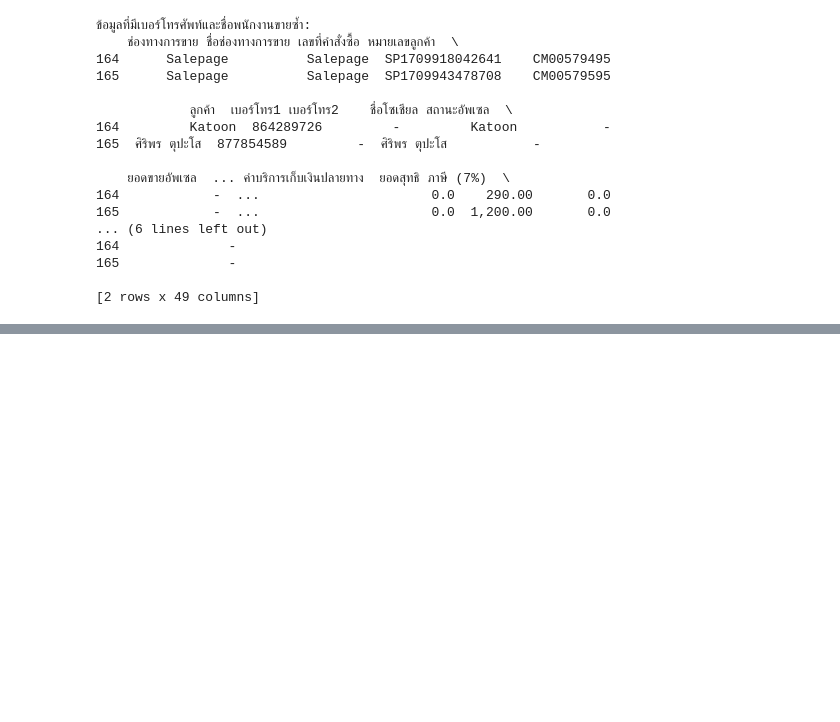
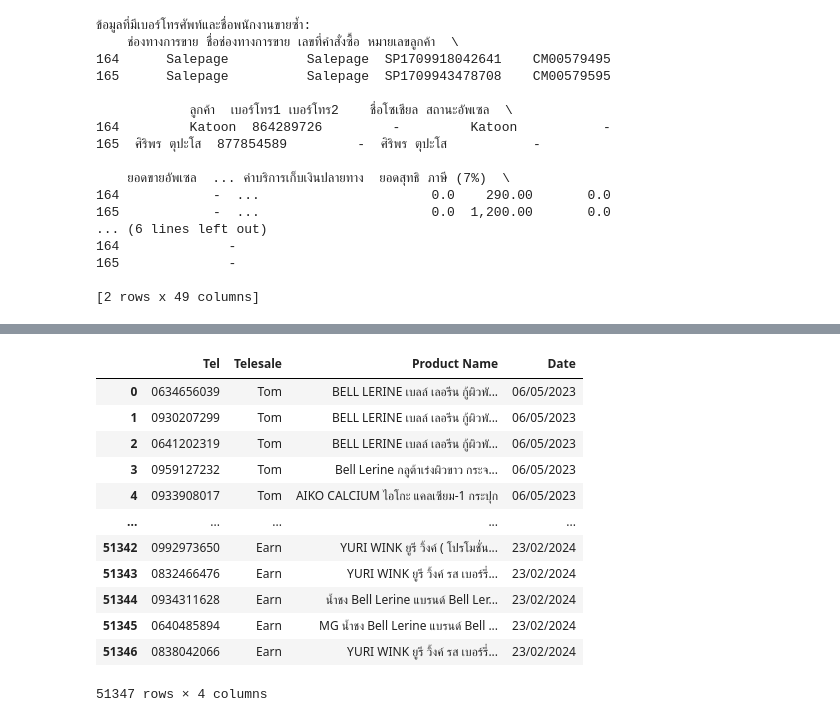
Before and after one commit to suphalaksana/GVP-data, a Jupyter notebook: Duplicate_data.ipynb, the cells around one changed output, grey strips where cells are left out. Saved outputs shown, nothing was run; the diff lists cells and outputs as text; code cells hidden in the pictures; blank space fills up the shorter version.

```diff
--- a/Duplicate_data.ipynb
+++ b/Duplicate_data.ipynb
@@ -64,0 +97,17 @@ print(duplicate_phone_names)
+# %%
+order_data = df_order2[['Tel', 'Telesale', 'Product Name', 'Date']]
+order_data
+# %% [output]
+|  | Tel | Telesale | Product Name | Date |
+| 0 | 0634656039 | Tom | BELL LERINE เบลล์ เลอรีน กู้ผิวพั... | 06/05/2023 |
+| 1 | 0930207299 | Tom | BELL LERINE เบลล์ เลอรีน กู้ผิวพั... | 06/05/2023 |
+| 2 | 0641202319 | Tom | BELL LERINE เบลล์ เลอรีน กู้ผิวพั... | 06/05/2023 |
+| 3 | 0959127232 | Tom | Bell Lerine กลูต้าเร่งผิวขาว กระจ... | 06/05/2023 |
+| 4 | 0933908017 | Tom | AIKO CALCIUM ไอโกะ แคลเซียม-1 กระปุก | 06/05/2023 |
+| ... | ... | ... | ... | ... |
+| 51342 | 0992973650 | Earn | YURI WINK ยูรี วิ้งค์ ( โปรโมชั่น... | 23/02/2024 |
+| 51343 | 0832466476 | Earn | YURI WINK ยูรี วิ้งค์ รส เบอร์รี่... | 23/02/2024 |
+| 51344 | 0934311628 | Earn | น้ำชง Bell Lerine แบรนด์ Bell Ler... | 23/02/2024 |
+| 51345 | 0640485894 | Earn | MG น้ำชง Bell Lerine แบรนด์ Bell ... | 23/02/2024 |
+| 51346 | 0838042066 | Earn | YURI WINK ยูรี วิ้งค์ รส เบอร์รี่... | 23/02/2024 |
+51347 rows × 4 columns
```
Also changed, not shown: parts of 11 cells of this notebook.
